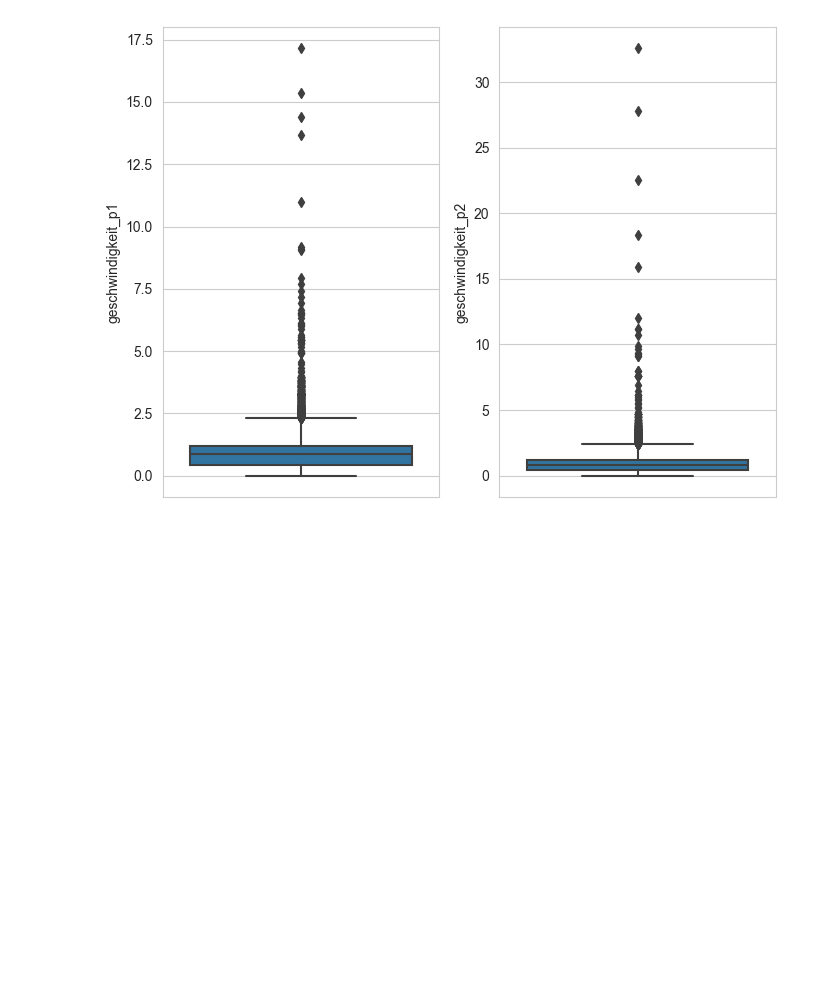
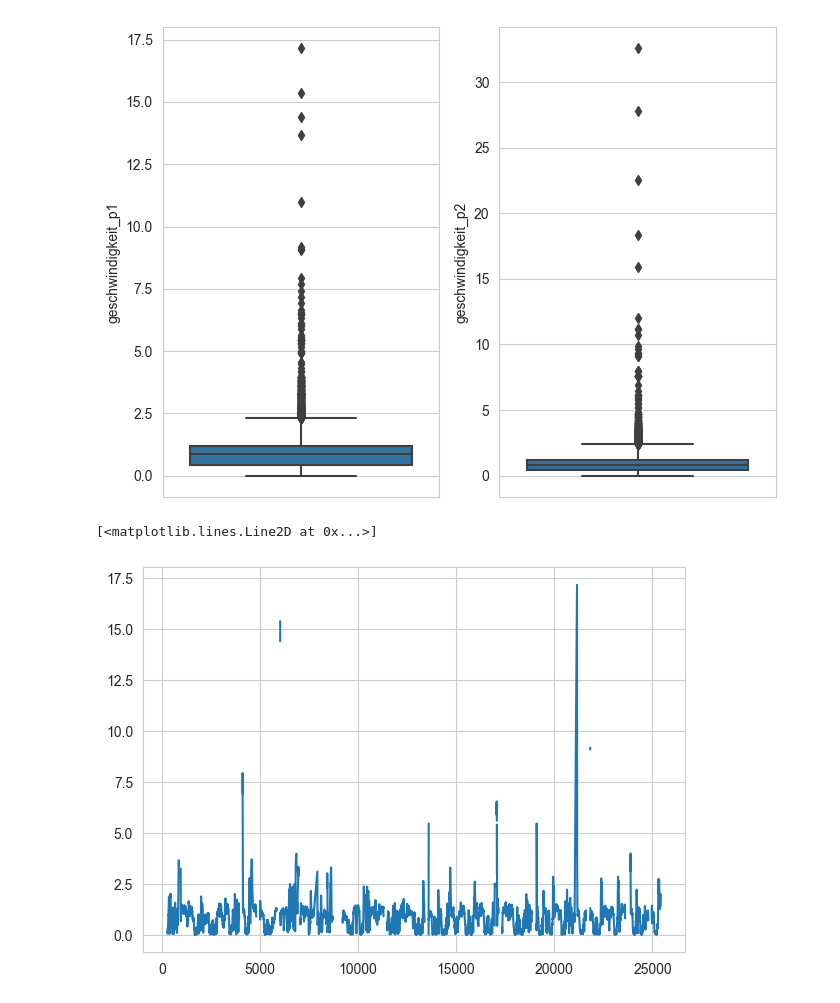
Before and after one commit to fhnw-ds/fhnw-cda2-tennis-analysis, a Jupyter notebook: field_analysis/eda_baden.ipynb, the cells around one changed output. Saved outputs shown, nothing was run; the diff lists cells and outputs as text; code cells hidden in the pictures; blank space fills up the shorter version.

```diff
--- a/field_analysis/eda_baden.ipynb
+++ b/field_analysis/eda_baden.ipynb
@@ -380,3 +380,10 @@ plt.tight_layout()
 plt.show()
 # %% [output]
 [figure]
+# %%
+plt.figure(figsize=(7, 5))
+plt.plot("frame", "geschwindigkeit_p1", data=df, label="Player 1")
+#plt.vlines(x=df[df["Status"] == "Inaktiv"]["frame"], ymin=0, ymax=1, color="red", label="Inaktiv")
+# %% [output]
+[<matplotlib.lines.Line2D at 0x...>]
+[figure, added]
```
Also changed, not shown: parts of 8 cells of this notebook.
